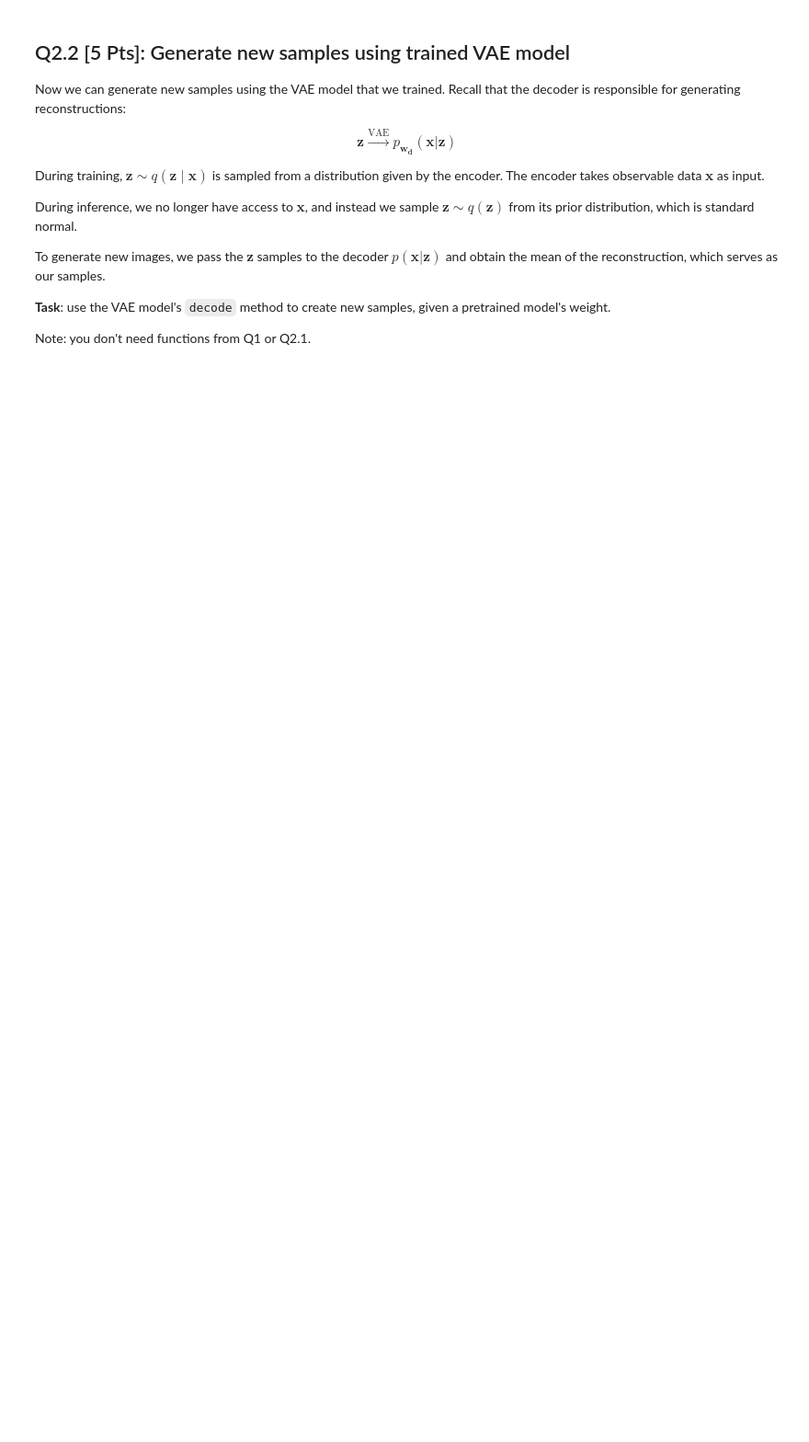
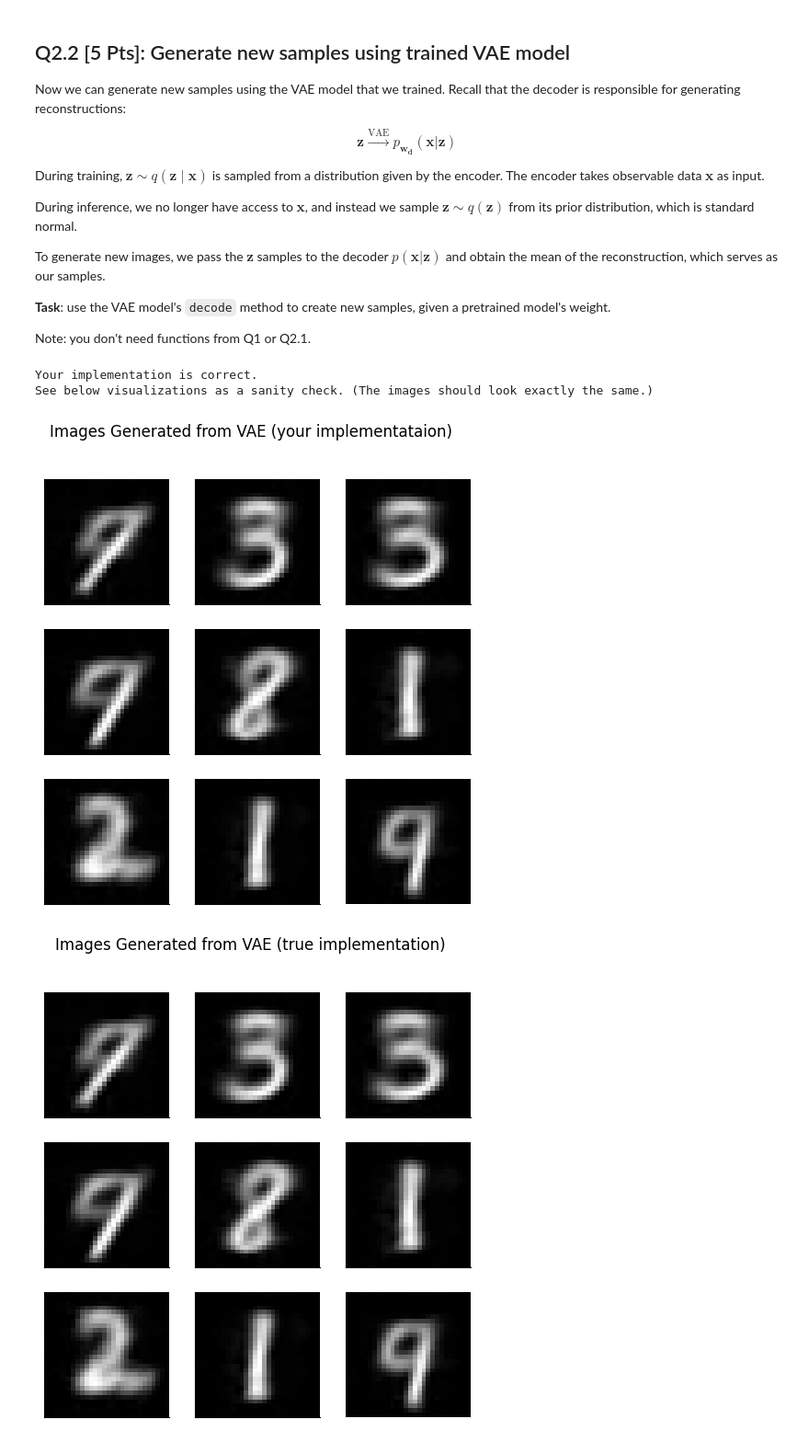
Before and after one commit to Weifeng-Ke/Machine-Learning, a Jupyter notebook: Programming_Assignment_3/CPEN455_2024W02_Assignment_3_Weifeng_Ke.ipynb, the cells around one changed output. Shown at 92% size. Saved outputs shown, nothing was run; the diff lists cells and outputs as text; code cells hidden in the pictures; blank space fills up the shorter version.

```diff
--- a/Programming_Assignment_3/CPEN455_2024W02_Assignment_3_Weifeng_Ke.ipynb
+++ b/Programming_Assignment_3/CPEN455_2024W02_Assignment_3_Weifeng_Ke.ipynb
@@ -358,6 +386,16 @@ def kl_q_p_exact(params_q: torch.Tensor, params_p: torch.Tensor) -> torch.Tensor
   mu_p, log_sig_p = params_p[:, :-1], params_p[:, -1]  # [B, K], [B]
 
   ### START CODE HERE ###
+  # Compute the sigma from log_sigma.
+  sigma_q = torch.exp(log_sig_q)
+  sigma_p = torch.exp(log_sig_p)
+
+  #conpute the mu difference
+  mu_diff_square = ((mu_q - mu_p) **2).sum(dim=1)
+
+  #compute the kl divergence
+  kl = 0.5 * (k * (sigma_q / sigma_p) ** 2 + mu_diff_square / (sigma_p ** 2) - k + 2 * k * torch.log(sigma_p / sigma_q));
+
   ### END CODE HERE ###
 
   return kl
@@ -584,6 +639,21 @@ def elbo(x: torch.Tensor, params_q: torch.Tensor, num_samples: int, func_decoder
     z_q = gt_rsample(params_q, num_samples)  # [B, N, K], z samples
 
     ### START CODE HERE ###
+    #passs the sample through the decoder to obtain the reconstruction
+    mu_x= func_decoder(z_q);
+
+    #make x from [B,D] -> [B,N,D]
+    x=x.unsqueeze(1).expand(-1,num_samples,-1);
+
+    log_sig_x_tensor=torch.tensor(log_sig_x,dtype=torch.float32,device=x.device);
+    #compute the log likelihopd of the reconstruction under p(x|z)
+    recon_log_prob=log_prob(x,mu_x,log_sig_x_tensor);
+    #take an averge of the log-likelihood over the N samples to obtain an unbiased estimate of -E_{q(z|x)}[log p(x|z)]
+    avg_recon_log_prob=recon_log_prob.mean(dim=1);
+
+    std_norm_params = torch.zeros_like(params_q)  # [B, K+1]
+    kl_q_p = kl_q_p_exact(params_q, std_norm_params)  # [B]
+    elbo = -avg_recon_log_prob + kl_q_p  # [B]
     ### END CODE HERE ###
 
     return elbo
@@ -633,6 +703,7 @@ def unit_test_elbo(func_elbo=elbo, func_gt_elbo=gt_elbo):
     true_elbo = func_gt_elbo(x, params_q, n, func_decoder, log_sig_x)
 
     error = torch.abs(comp_elbo - true_elbo).mean()
+    print("Error: ", error.item())
     if error < 1e-5:
         print("Your implementation is correct.")
     else:
@@ -801,30 +879,38 @@ def generate_images(vae, K=2, n_images=9):
   samples_z = torch.randn(n_images, 1, K)   # [X, 1, K]
 
   with torch.no_grad():
     ### START CODE HERE ###
+    samples_x = vae.decode(samples_z);
+
+    samples_x=samples_x.squeeze(K);
     ### END CODE HERE ###
     return samples_x
 
 
 def unit_test_generate_images(vae=vae):
   vae_unit_test_data = torch.load('cpen455_24w2_vae_unit_test.pt')
   vae.load_state_dict(vae_unit_test_data['model'])
   vae.eval()
   vae = vae.to('cpu')
   img_samples = vae_unit_test_data['samples']
   images = generate_images(vae, K_VAE, n_images=9)
 
   error = torch.abs(images - img_samples).mean()
   if error < 1e-5:
     print("Your implementation is correct.")
   else:
     print("Your implementation is incorrect.")
 
   print("See below visualizations as a sanity check. (The images should look exactly the same.)")
 
   plot_images(images, plt_title='Images Generated from VAE (your implementataion)')
   plot_images(img_samples, plt_title='Images Generated from VAE (true implementation)')
 
 
 set_seed(seed=SEED)
 unit_test_generate_images()
+# %% [output]
+Your implementation is correct.
+See below visualizations as a sanity check. (The images should look exactly the same.)
+[figure, added]
+[figure, added]
```
Also changed, not shown: parts of 12 cells of this notebook.
